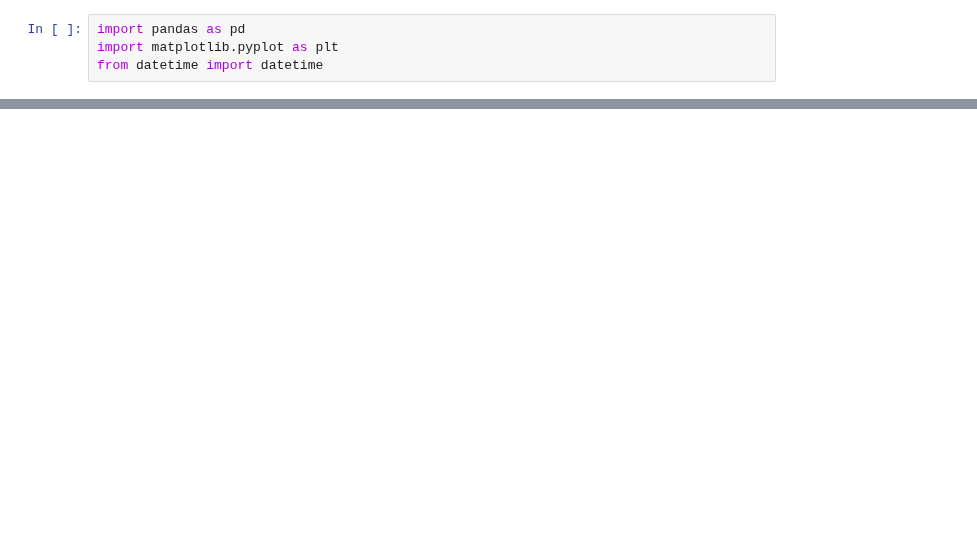
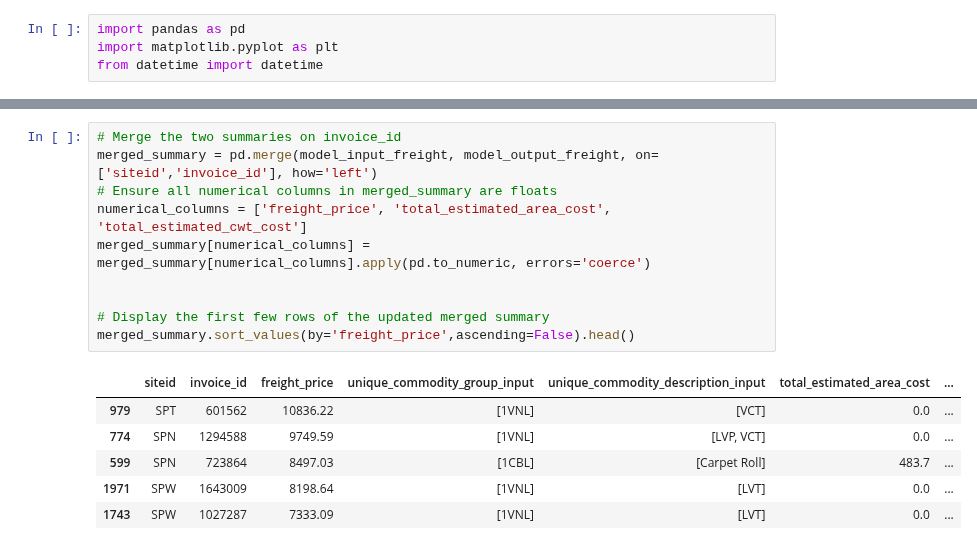
Before and after one commit to Zhuwaki/diverzify_freight_analysis, a Jupyter notebook: notebooks/nigel/nigel_13042025_reporting_v1200.ipynb, the cells around one changed output, grey strips where cells are left out. Saved outputs shown, nothing was run; the diff lists cells and outputs as text; blank space fills up the shorter version.

```diff
--- a/notebooks/nigel/nigel_13042025_reporting_v1200.ipynb
+++ b/notebooks/nigel/nigel_13042025_reporting_v1200.ipynb
@@ -71,0 +80,17 @@ site_df.head(2)
+# %%
+# Merge the two summaries on invoice_id
+merged_summary = pd.merge(model_input_freight, model_output_freight, on=['siteid','invoice_id'], how='left')
+# Ensure all numerical columns in merged_summary are floats
+numerical_columns = ['freight_price', 'total_estimated_area_cost', 'total_estimated_cwt_cost']
+merged_summary[numerical_columns] = merged_summary[numerical_columns].apply(pd.to_numeric, errors='coerce')
+
+
+# Display the first few rows of the updated merged summary
+merged_summary.sort_values(by='freight_price',ascending=False).head()
+# %% [output]
+|  | siteid | invoice_id | freight_price | unique_commodity_group_input | unique_commodity_description_input | total_estimated_area_cost | ... |
+| 979 | SPT | 601562 | 10836.22 | [1VNL] | [VCT] | 0.0 | ... |
+| 774 | SPN | 1294588 | 9749.59 | [1VNL] | [LVP, VCT] | 0.0 | ... |
+| 599 | SPN | 723864 | 8497.03 | [1CBL] | [Carpet Roll] | 483.7 | ... |
+| 1971 | SPW | 1643009 | 8198.64 | [1VNL] | [LVT] | 0.0 | ... |
+| 1743 | SPW | 1027287 | 7333.09 | [1VNL] | [LVT] | 0.0 | ... |
```
Also changed, not shown: parts of 12 cells of this notebook, 4 other files.
